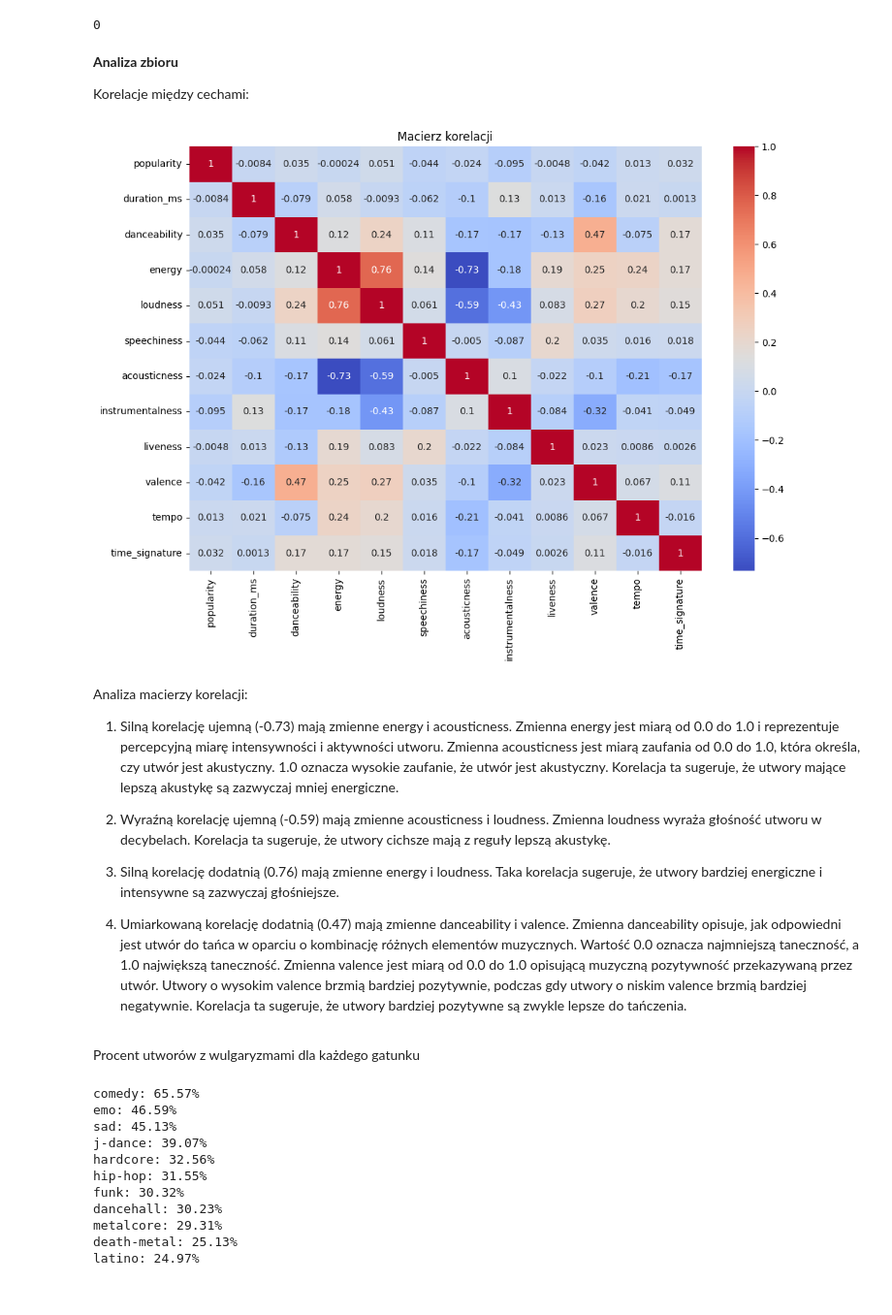
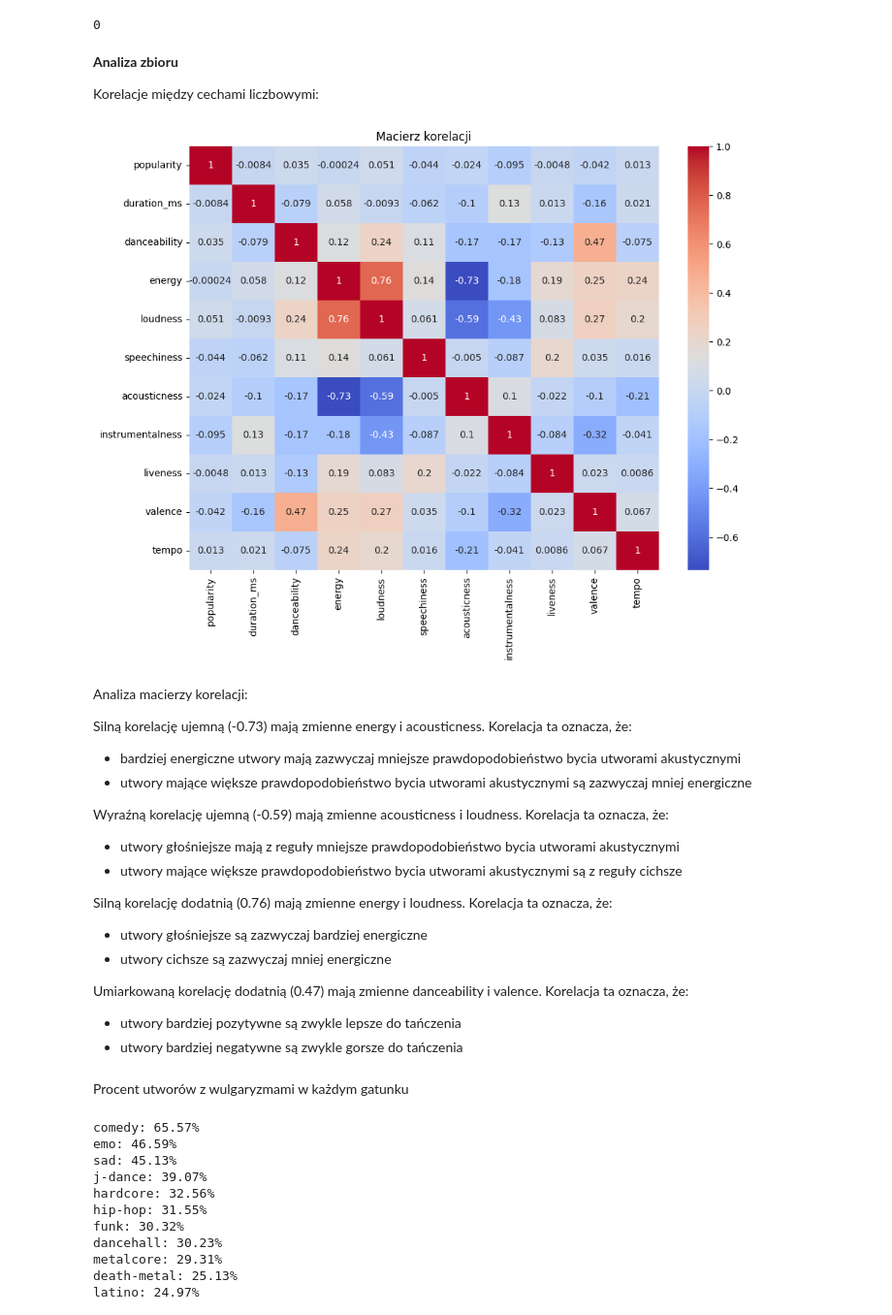
Before and after one commit to jmanko1/MED-Projekt, a Jupyter notebook: med.ipynb, the cells around one changed output. Shown at 97% size. Drawn from its saved outputs; the diff is of its cells as text; code cells hidden in the pictures.

```diff
--- a/med.ipynb
+++ b/med.ipynb
@@ -69,3 +104,6 @@ mask_out_of_range.any(axis=1).sum()
+# %%
+#Usunięcie rekordów z tempem równym lub mniejszym od 0
+df = df[df['tempo'] > 0]
 # %%
 #Liczba rekordów, które nie mają time_signature w przedziale od 3 do 7
 mask = ~df['time_signature'].isin([3,4,5,6,7])
@@ -90,26 +128,35 @@ mask.sum()
 # %% [markdown]
 **Analiza zbioru**
 
-Korelacje między cechami:
+Korelacje między cechami liczbowymi:
 # %%
 #Macierz korelacji
-df_corr = df[['popularity', 'duration_ms', 'danceability', 'energy', 'loudness', 'speechiness', 'acousticness', 'instrumentalness', 'liveness', 'valence', 'tempo', 'time_signature']]
+df_corr = df[['popularity', 'duration_ms', 'danceability', 'energy', 'loudness', 'speechiness', 'acousticness', 'instrumentalness', 'liveness', 'valence', 'tempo']]
 
-plt.figure(figsize=(12, 8))
+plt.figure(figsize=(11, 8))
 sns.heatmap(df_corr.corr(), annot=True, cmap='coolwarm')
 plt.title("Macierz korelacji")
 plt.show()
 # %% [output]
-[figure, old version]
+[figure, new version]
 # %% [markdown]
 Analiza macierzy korelacji:
-1. Silną korelację ujemną (-0.73) mają zmienne energy i acousticness. Zmienna energy jest miarą od 0.0 do 1.0 i reprezentuje percepcyjną miarę intensywności i aktywności utworu. Zmienna acousticness jest miarą zaufania od 0.0 do 1.0, która określa, czy utwór jest akustyczny. 1.0 oznacza wysokie zaufanie, że utwór jest akustyczny. Korelacja ta sugeruje, że utwory mające lepszą akustykę są zazwyczaj mniej energiczne.
 
-2. Wyraźną korelację ujemną (-0.59) mają zmienne acousticness i loudness. Zmienna loudness wyraża głośność utworu w decybelach. Korelacja ta sugeruje, że utwory cichsze mają z reguły lepszą akustykę.
+Silną korelację ujemną (-0.73) mają zmienne energy i acousticness. Korelacja ta oznacza, że:
+*   bardziej energiczne utwory mają zazwyczaj mniejsze prawdopodobieństwo bycia utworami akustycznymi
+*   utwory mające większe prawdopodobieństwo bycia utworami akustycznymi są zazwyczaj mniej energiczne
 
-3. Silną korelację dodatnią (0.76) mają zmienne energy i loudness. Taka korelacja sugeruje, że utwory bardziej energiczne i intensywne są zazwyczaj głośniejsze.
+Wyraźną korelację ujemną (-0.59) mają zmienne acousticness i loudness. Korelacja ta oznacza, że:
+*   utwory głośniejsze mają z reguły mniejsze prawdopodobieństwo bycia utworami akustycznymi
+*   utwory mające większe prawdopodobieństwo bycia utworami akustycznymi są z reguły cichsze
 
-4. Umiarkowaną korelację dodatnią (0.47) mają zmienne danceability i valence. Zmienna danceability opisuje, jak odpowiedni jest utwór do tańca w oparciu o kombinację różnych elementów muzycznych. Wartość 0.0 oznacza najmniejszą taneczność, a 1.0 największą taneczność. Zmienna valence jest miarą od 0.0 do 1.0 opisującą muzyczną pozytywność przekazywaną przez utwór. Utwory o wysokim valence brzmią bardziej pozytywnie, podczas gdy utwory o niskim valence brzmią bardziej negatywnie. Korelacja ta sugeruje, że utwory bardziej pozytywne są zwykle lepsze do tańczenia.
+Silną korelację dodatnią (0.76) mają zmienne energy i loudness. Korelacja ta oznacza, że:
+*   utwory głośniejsze są zazwyczaj bardziej energiczne
+*   utwory cichsze są zazwyczaj mniej energiczne
+
+Umiarkowaną korelację dodatnią (0.47) mają zmienne danceability i valence. Korelacja ta oznacza, że:
+*   utwory bardziej pozytywne są zwykle lepsze do tańczenia
+*   utwory bardziej negatywne są zwykle gorsze do tańczenia
 # %% [markdown]
-Procent utworów z wulgaryzmami dla każdego gatunku
+Procent utworów z wulgaryzmami w każdym gatunku
 # %%
```
Also changed, not shown: parts of 28 cells of this notebook.
